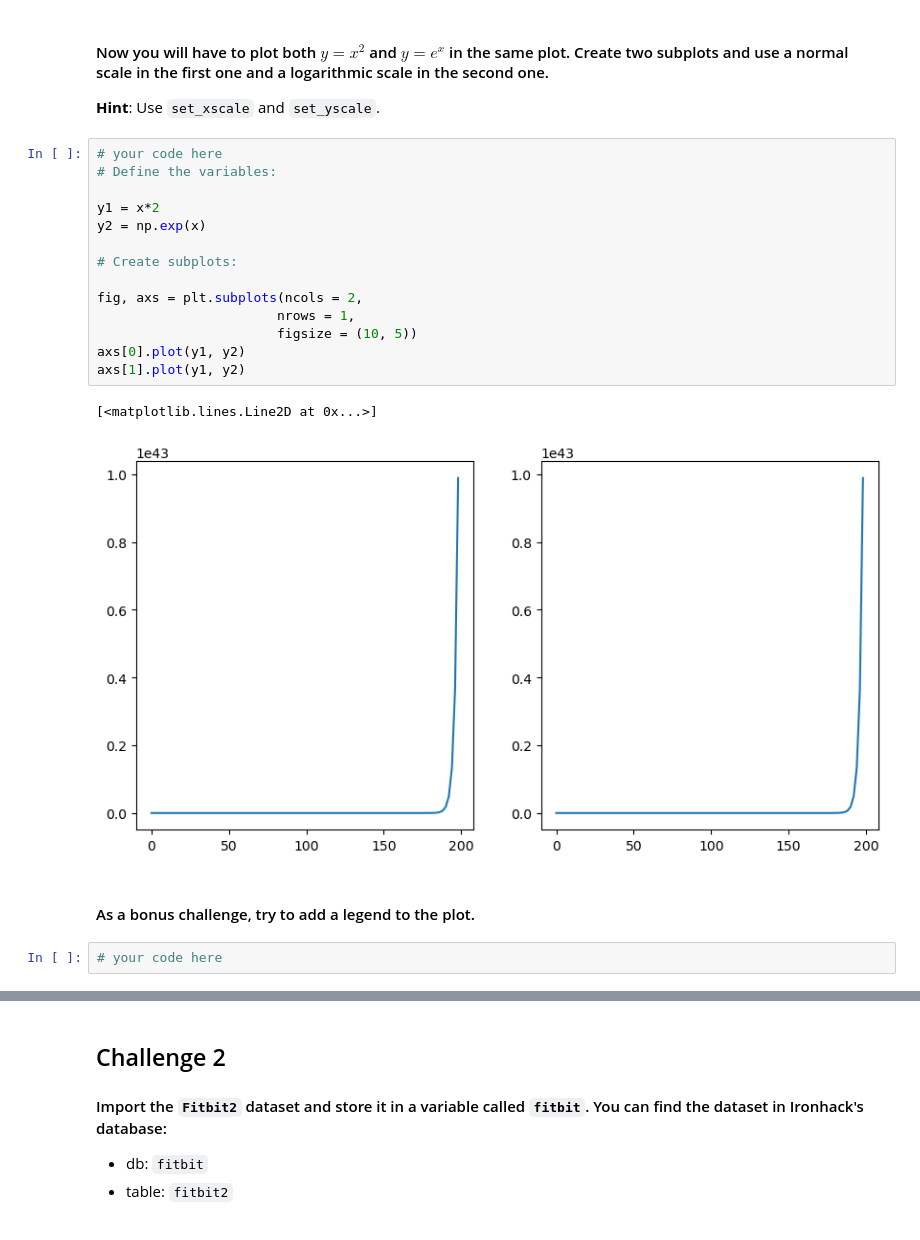
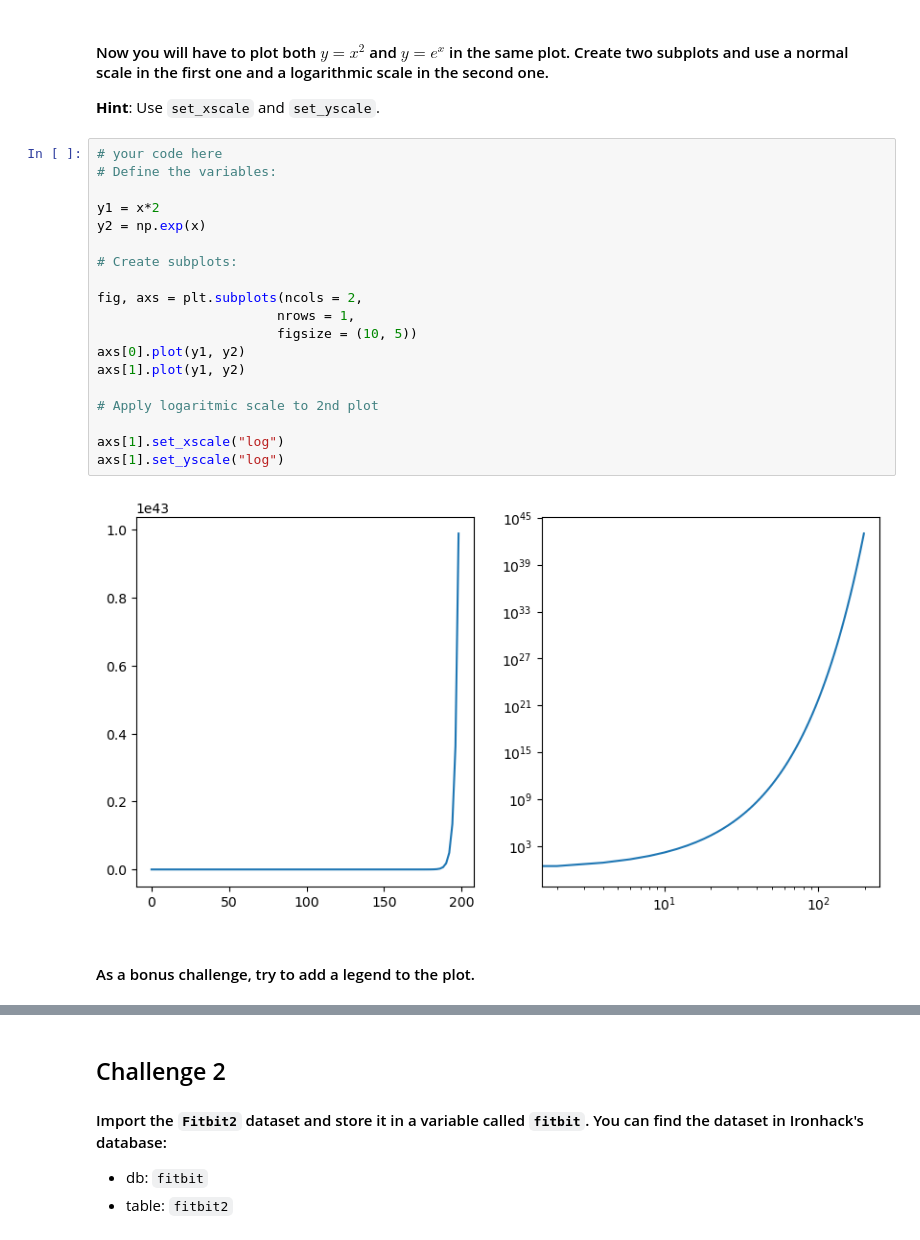
Before and after one commit to Kristinawk/dataptmad0924_labs, a Jupyter notebook: module-2/matplotlib-seaborn/your-code/main.ipynb, the cells around one changed output, grey strips where cells are left out. Cells and saved outputs as stored; diff of their text form.

```diff
--- a/module-2/matplotlib-seaborn/your-code/main.ipynb
+++ b/module-2/matplotlib-seaborn/your-code/main.ipynb
@@ -112,21 +112,23 @@ plt.subplots_adjust(wspace=0.4)
 # %%
 # your code here
 # Define the variables:
 
 y1 = x*2
 y2 = np.exp(x)
 
 # Create subplots:
 
 fig, axs = plt.subplots(ncols = 2,
                        nrows = 1,
                        figsize = (10, 5))
 axs[0].plot(y1, y2)
 axs[1].plot(y1, y2)
+
+# Apply logaritmic scale to 2nd plot
+
+axs[1].set_xscale("log")
+axs[1].set_yscale("log")
 # %% [output]
-[<matplotlib.lines.Line2D at 0x...>]
-[figure, old version]
+[figure, new version]
 # %% [markdown]
 #### As a bonus challenge, try to add a legend to the plot.
-# %%
-# your code here
```
Also changed, not shown: parts of 7 cells of this notebook, 2 other files.
